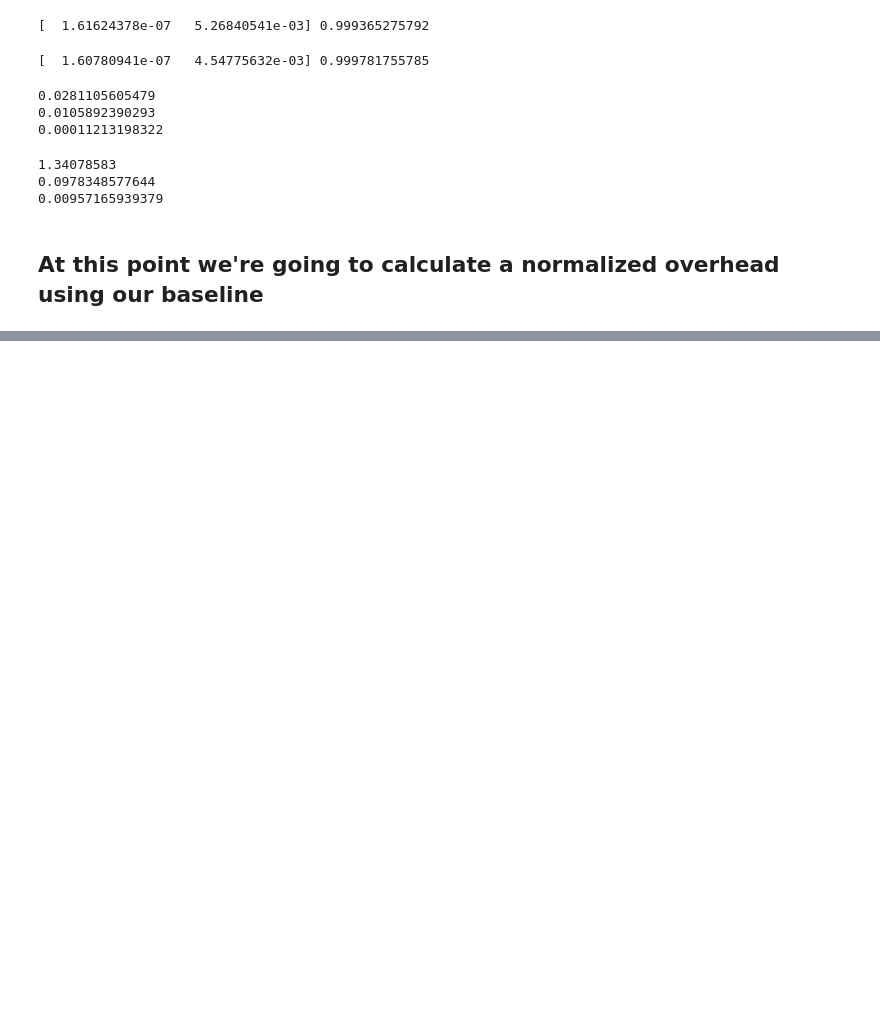
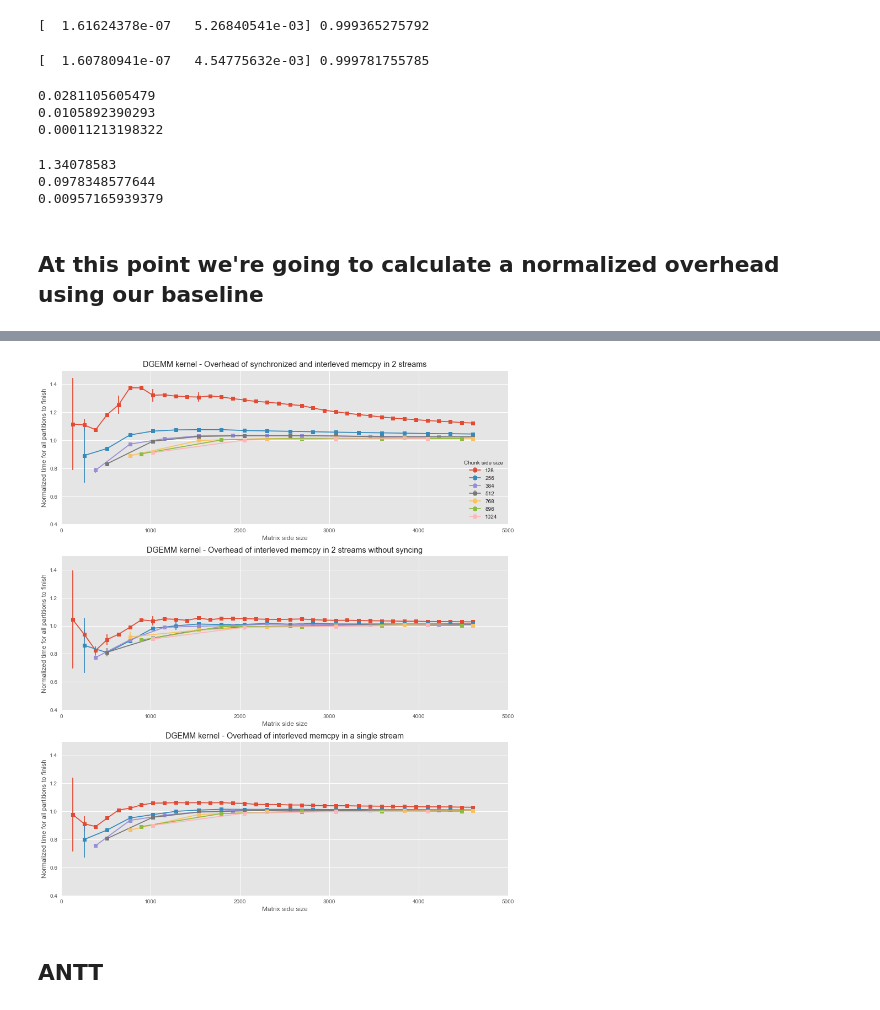
Before and after one commit to Erikun/bandwidthpartition, a Jupyter notebook: chunkedwithkernels.ipynb, the cells around one changed output, grey strips where cells are left out. Saved outputs shown, nothing was run; the diff lists cells and outputs as text; code cells hidden in the pictures; blank space fills up the shorter version.

Commit message:
ANTT calculation added@

```diff
--- a/chunkedwithkernels.ipynb
+++ b/chunkedwithkernels.ipynb
@@ -253,0 +228,74 @@ plt.xlim(0,5000)
+# %%
+plt.figure(figsize=(12,14))
+normalizeddf = dfsync.copy()
+normalizeddf = normalizeddf.loc[normalizeddf['Kernel']=='partition 2']
+#normalizeddf = normalized.loc(normalized['Kernel']=='partition 2')
+for s in normalizeddf.loc[:,('#size')].unique():
+    avg=bl['totaltime'][bl['#size']==s].mean()
+    normalizeddf.loc[normalizeddf['#size']==s, 'normalized totaltime'] = normalizeddf['totaltime'].apply(lambda x: x/avg)
+normalizeddf['chunk%']=normalizeddf['chunksize']/(normalizeddf['totalsizeHtD']+normalizeddf['totalsizeDtH'])
+y=normalizeddf.groupby(['chunksize','#size'],as_index=False)['normalized totaltime'].mean()
+err=normalizeddf.groupby(['chunksize','#size'])['normalized totaltime'].apply(np.std)
+x=normalizeddf['#size'].unique()
+plt.subplot(311)
+for s in y['chunksize'].unique():
+    yt=y[y['chunksize']==s]
+    et=err
+    plt.errorbar(yt['#size'],yt['normalized totaltime'],err[s],marker='s')
+plt.legend([128,256,384,512,768,896,1024],title='Chunk side size')
+plt.xlabel('Matrix side size')
+plt.ylabel('Normalized time for all partitions to finish')
+plt.title('DGEMM kernel - Overhead of synchronized and interleved memcpy in 2 streams')
+plt.ylim(0.4,1.5)
+plt.xlim(0,5000)
+
+normalizeddf = dfnosync.copy()
+normalizeddf = normalizeddf.loc[normalizeddf['Kernel']=='partition 2']
+for s in normalizeddf.loc[:,('#size')].unique():
+    avg=bl['totaltime'][bl['#size']==s].mean()
+    normalizeddf.loc[normalizeddf['#size']==s, 'normalized totaltime'] = normalizeddf['totaltime'].apply(lambda x: x/avg)
+
+normalizeddf['chunk%']=normalizeddf['chunksize']/(normalizeddf['totalsizeHtD']+normalizeddf['totalsizeDtH'])
+y=normalizeddf.groupby(['chunksize','#size'],as_index=False)['normalized totaltime'].mean()
+err=normalizeddf.groupby(['chunksize','#size'])['normalized totaltime'].apply(np.std)
+x=normalizeddf['#size'].unique()
+plt.subplot(312)
+for s in y['chunksize'].unique():
+    yt=y[y['chunksize']==s]
+    et=err
+    plt.errorbar(yt['#size'],yt['normalized totaltime'],err[s],marker='s')
+#plt.legend(y['#size'].unique(),title='Chunk side size')
+plt.xlabel('Matrix side size')
+plt.ylabel('Normalized time for all partitions to finish')
+plt.title('DGEMM kernel - Overhead of interleved memcpy in 2 streams without syncing')
+plt.ylim(0.4,1.5)
+plt.xlim(0,5000)
+
+normalizeddf = dfsingle.copy()
+normalizeddf = normalizeddf.loc[normalizeddf['Kernel']=='partition 2']
+for s in normalizeddf.loc[:,('#size')].unique():
+    avg=bl['totaltime'][bl['#size']==s].mean()
+    normalizeddf.loc[normalizeddf['#size']==s, 'normalized totaltime'] = normalizeddf['totaltime'].apply(lambda x: x/avg)
+
+normalizeddf['chunk%']=normalizeddf['chunksize']/(normalizeddf['totalsizeHtD']+normalizeddf['totalsizeDtH'])
+y=normalizeddf.groupby(['chunksize','#size'],as_index=False)['normalized totaltime'].mean()
+err=normalizeddf.groupby(['chunksize','#size'])['normalized totaltime'].apply(np.std)
+x=normalizeddf['#size'].unique()
+plt.subplot(313)
+for s in y['chunksize'].unique():
+    yt=y[y['chunksize']==s]
+    et=err
+    plt.errorbar(yt['#size'],yt['normalized totaltime'],err[s],marker='s')
+#plt.legend(y['#size'].unique(),title='Chunk side size')
+plt.xlabel('Matrix side size')
+plt.ylabel('Normalized time for all partitions to finish')
+plt.title('DGEMM kernel - Overhead of interleved memcpy in a single stream')
+plt.ylim(0.4,1.5)
+plt.xlim(0,5000)
+
+plt.tight_layout(pad=0.4, w_pad=0.5, h_pad=1.0)
+# %% [output]
+[figure, added]
+# %% [markdown]
+ANTT
+----
```
Also changed, not shown: parts of 7 cells of this notebook.
